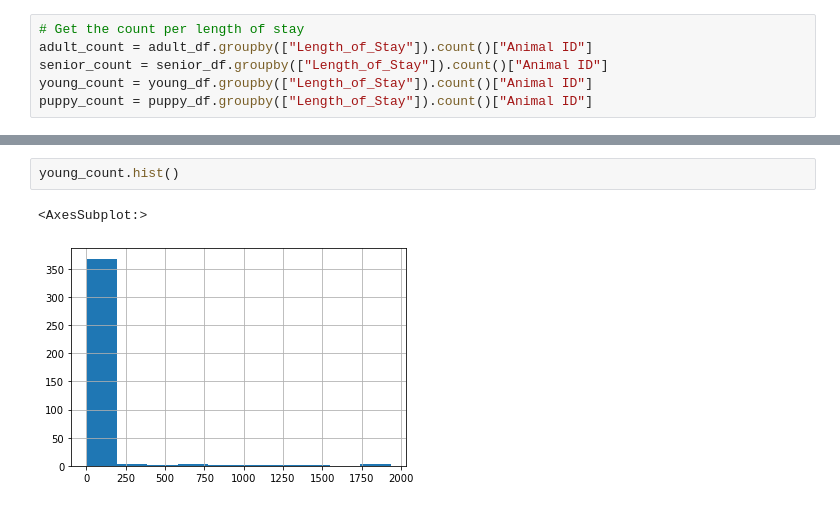
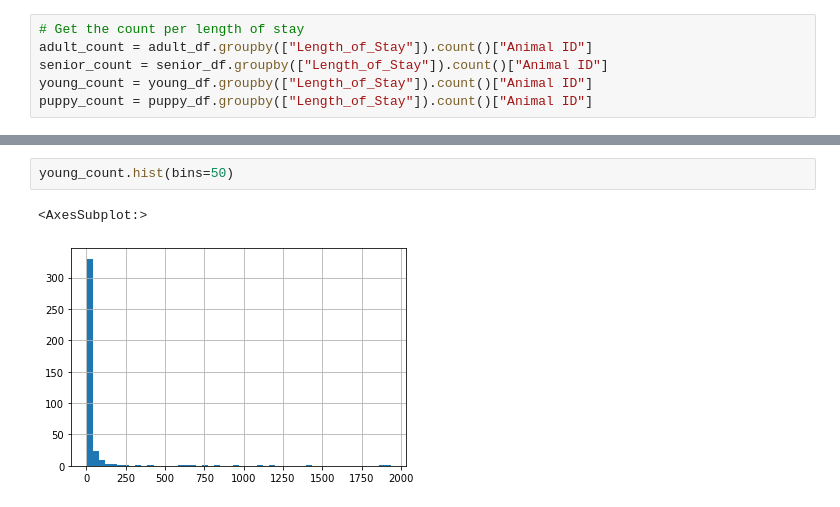
Before and after one commit to M-Outlaw/BootCamp-Mod-20-Animal_Shelter_Analysis, a Jupyter notebook: merged_akc_analysis.ipynb, the cells around one changed output, grey strips where cells are left out. Drawn from its saved outputs; the diff is of its cells as text.

Commit message:
adding additional visualizations

```diff
--- a/merged_akc_analysis.ipynb
+++ b/merged_akc_analysis.ipynb
@@ -130,5 +154,5 @@ senior_count.hist()
 # %%
-young_count.hist()
+young_count.hist(bins=50)
 # %% [output]
 <AxesSubplot:>
-[figure, old version]
+[figure, new version]
```
Also changed, not shown: parts of 7 cells of this notebook.
